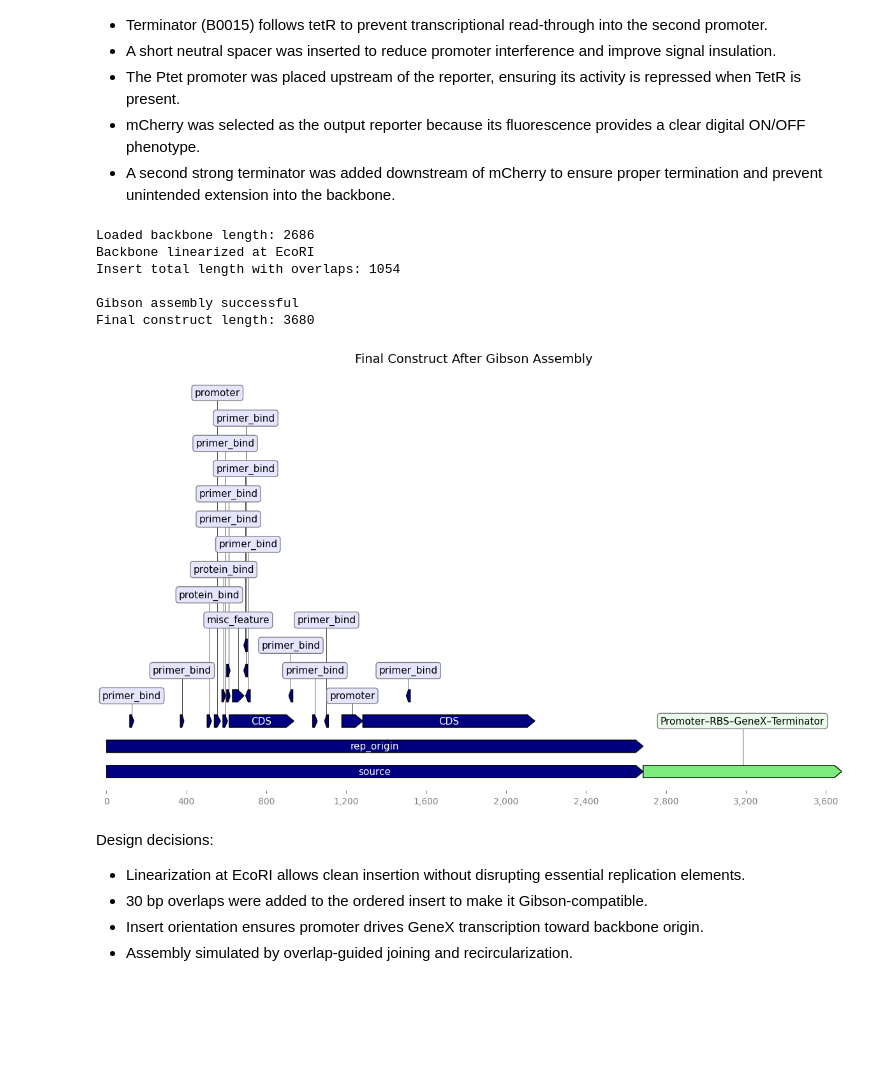
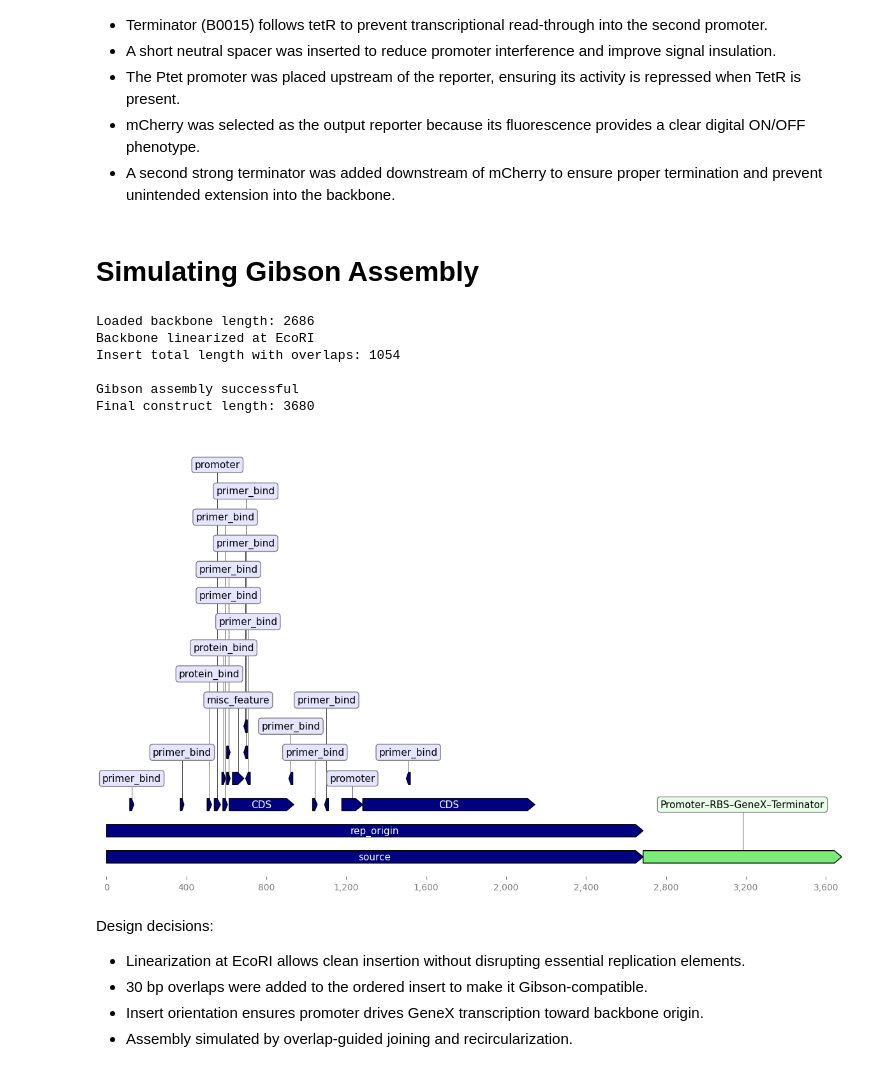
Before and after one commit to grkovicdorothea/The-Inverter, a Jupyter notebook: The-Inverter.ipynb, the cells around one changed output. Saved outputs shown, nothing was run; the diff lists cells and outputs as text; code cells hidden in the pictures; blank space fills up the shorter version.

```diff
--- a/The-Inverter.ipynb
+++ b/The-Inverter.ipynb
@@ -157,6 +158,8 @@ Design decisions:
 - The Ptet promoter was placed upstream of the reporter, ensuring its activity is repressed when TetR is present.
 - mCherry was selected as the output reporter because its fluorescence provides a clear digital ON/OFF phenotype.
 - A second strong terminator was added downstream of mCherry to ensure proper termination and prevent unintended extension into the backbone.
+# %% [markdown]
+# Simulating Gibson Assembly
 # %%
 %matplotlib inline
 
@@ -179,11 +182,11 @@ linear_backbone = puc19.seq[ecoRI_site:] + puc19.seq[:ecoRI_site]
 print("Backbone linearized at EcoRI")
 
 insert = Seq(
-    "TTGACAGCTAGCTCAGTCCTAGGTATAATGCTAGC" +  # promoter
-    "AGGAGG" +                                # RBS
+    "TTGACAGCTAGCTCAGTCCTAGGTATAATGCTAGC" + # promoter
+    "AGGAGG" + # RBS
     "ATGACCATGATTACGCCAAGCTTGCATGCCTGCAGG" + # start of CDS
-    "A" * 900 +                               # placeholder gene
-    "TTATTTATTTATTTAGG"                       # terminator
+    "A" * 900 + # placeholder gene
+    "TTATTTATTTATTTAGG" # terminator
 )
 
 overlap_left = linear_backbone[:30]
@@ -213,35 +216,34 @@ for f in puc19.features:
                 start=int(f.location.start),
                 end=int(f.location.end),
                 strand=f.location.strand,
                 label=f.type
             )
         )
     except:
         pass
 
 features.append(
     GraphicFeature(
         start=len(linear_backbone),
         end=len(linear_backbone) + len(insert),
         strand=+1,
         label="Promoter–RBS–GeneX–Terminator",
         color="#7BEB7B"
     )
 )
 
 record = GraphicRecord(sequence_length=len(final_construct.seq), features=features)
 ax, _ = record.plot(figure_width=12)
-ax.set_title("Final Construct After Gibson Assembly", fontsize=14)
 plt.tight_layout()
 plt.show()
 # %% [output]
 Loaded backbone length: 2686
 Backbone linearized at EcoRI
 Insert total length with overlaps: 1054
 
 Gibson assembly successful
 Final construct length: 3680
-[figure, old version]
+[figure, new version]
 # %% [markdown]
 Design decisions:
 - Linearization at EcoRI allows clean insertion without disrupting essential replication elements.
```
Also changed, not shown: parts of 6 cells of this notebook.
